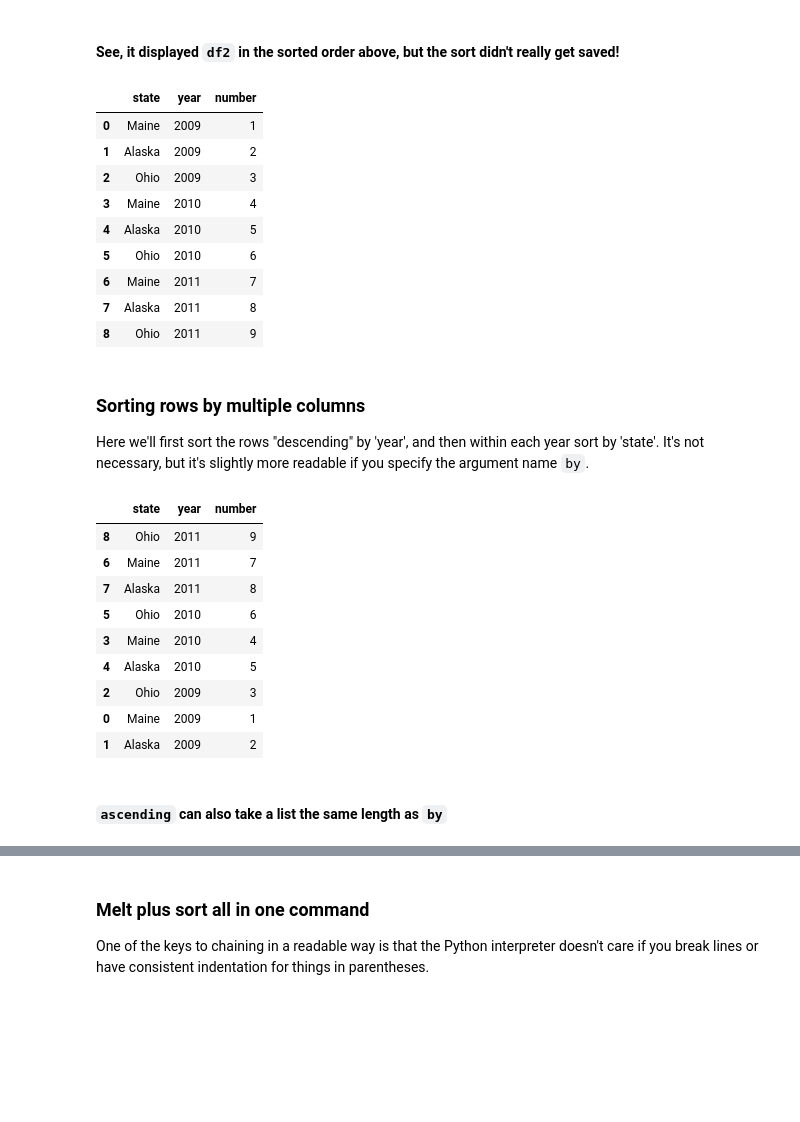
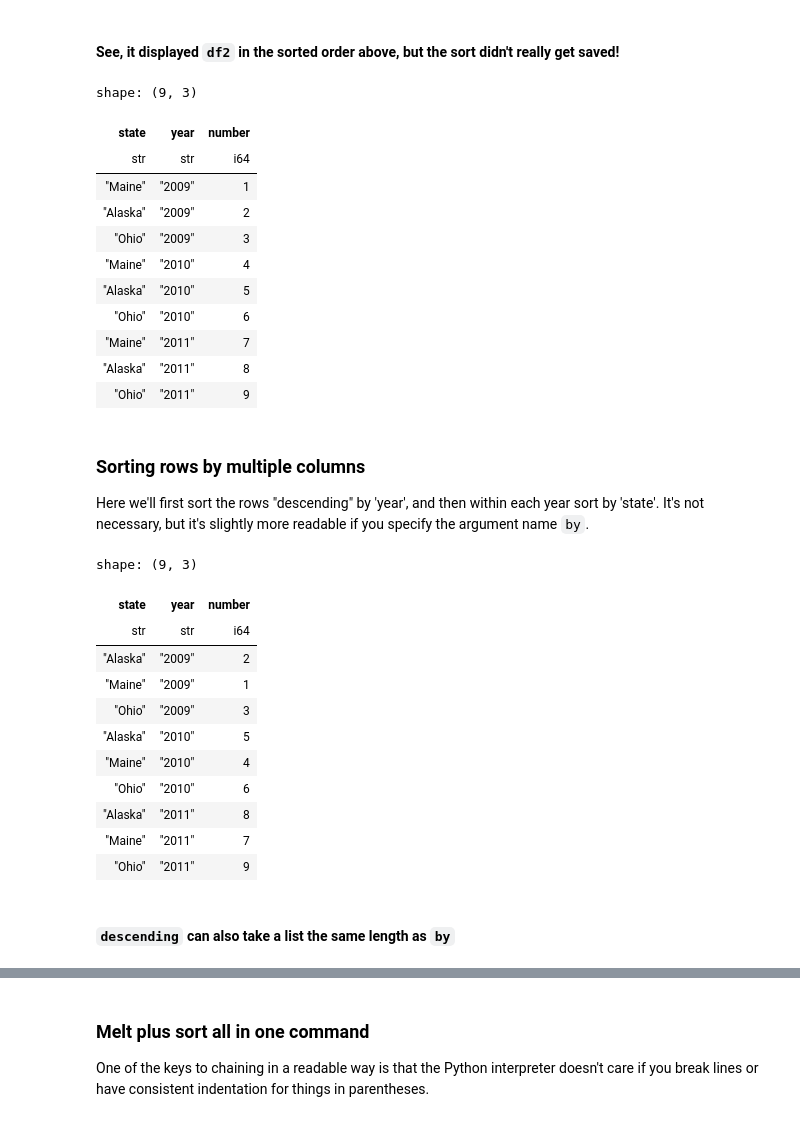
Before and after one commit to emonson/polars-python, a Jupyter notebook: UnpivotIntro.ipynb, the cells around one changed output, grey strips where cells are left out. Drawn from its saved outputs; the diff is of its cells as text; code cells hidden in the pictures; blank space fills up the shorter version.

```diff
--- a/UnpivotIntro.ipynb
+++ b/UnpivotIntro.ipynb
@@ -21,5 +22,5 @@ import pandas as pd
 # %%
-df = pd.DataFrame({'state':['Maine','Alaska','Ohio'],
+df = pl.DataFrame({'state':['Maine','Alaska','Ohio'],
                   '2009':[1,2,3],
                   '2010':[4,5,6],
                   '2011':[7,8,9]})
@@ -99,8 +111,8 @@ You can explicitly specify any combination of these:
 - name you want for the column that used to be the table body values: `value_name=`
 # %%
-df2 = df.melt(id_vars=['state'],
-              value_vars=['2009','2010','2011'],
-              var_name='year',
-              value_name='number')
+df2 = df.unpivot(on=['2009','2010','2011'],
+                 index=['state'],
+                 variable_name='year',
+                 value_name='number')
 df2
 # %% [output]
@@ -129,5 +143,5 @@ You can sort the rows of a DataFrame according to any column, or ordered combina
 
 *Notice that the Index doesn't get regenerated in the new sorted order by default. This is so you can do something like add another column from a Series and things won't be messed up just because you sorted the main DataFrame first!*
 # %%
-df2.sort_values(['state'])
+df2.sort(by='state')
 # %% [output]
@@ -146,34 +162,38 @@ df2.sort_values(['state'])
 # %%
 df2
 # %% [output]
+shape: (9, 3)
-|  | state | year | number |
-| 0 | Maine | 2009 | 1 |
-| 1 | Alaska | 2009 | 2 |
-| 2 | Ohio | 2009 | 3 |
-| 3 | Maine | 2010 | 4 |
-| 4 | Alaska | 2010 | 5 |
-| 5 | Ohio | 2010 | 6 |
-| 6 | Maine | 2011 | 7 |
-| 7 | Alaska | 2011 | 8 |
-| 8 | Ohio | 2011 | 9 |
+| state | year | number |
+| str | str | i64 |
+| "Maine" | "2009" | 1 |
+| "Alaska" | "2009" | 2 |
+| "Ohio" | "2009" | 3 |
+| "Maine" | "2010" | 4 |
+| "Alaska" | "2010" | 5 |
+| "Ohio" | "2010" | 6 |
+| "Maine" | "2011" | 7 |
+| "Alaska" | "2011" | 8 |
+| "Ohio" | "2011" | 9 |
 # %% [markdown]
 ### Sorting rows by multiple columns
 
 Here we'll first sort the rows "descending" by 'year', and then within each year sort by 'state'. It's not necessary, but it's slightly more readable if you specify the argument name `by`.
 # %%
-df2 = df2.sort_values(by=['year','state'], ascending=False)
+df2 = df2.sort(by=['year','state'], descending=False)
 df2
 # %% [output]
+shape: (9, 3)
-|  | state | year | number |
-| 8 | Ohio | 2011 | 9 |
-| 6 | Maine | 2011 | 7 |
-| 7 | Alaska | 2011 | 8 |
-| 5 | Ohio | 2010 | 6 |
-| 3 | Maine | 2010 | 4 |
-| 4 | Alaska | 2010 | 5 |
-| 2 | Ohio | 2009 | 3 |
-| 0 | Maine | 2009 | 1 |
-| 1 | Alaska | 2009 | 2 |
+| state | year | number |
+| str | str | i64 |
+| "Alaska" | "2009" | 2 |
+| "Maine" | "2009" | 1 |
+| "Ohio" | "2009" | 3 |
+| "Alaska" | "2010" | 5 |
+| "Maine" | "2010" | 4 |
+| "Ohio" | "2010" | 6 |
+| "Alaska" | "2011" | 8 |
+| "Maine" | "2011" | 7 |
+| "Ohio" | "2011" | 9 |
 # %% [markdown]
-#### `ascending` can also take a list the same length as `by`
+#### `descending` can also take a list the same length as `by`
 # %%
```
Also changed, not shown: parts of 16 cells of this notebook, 12 other files.
